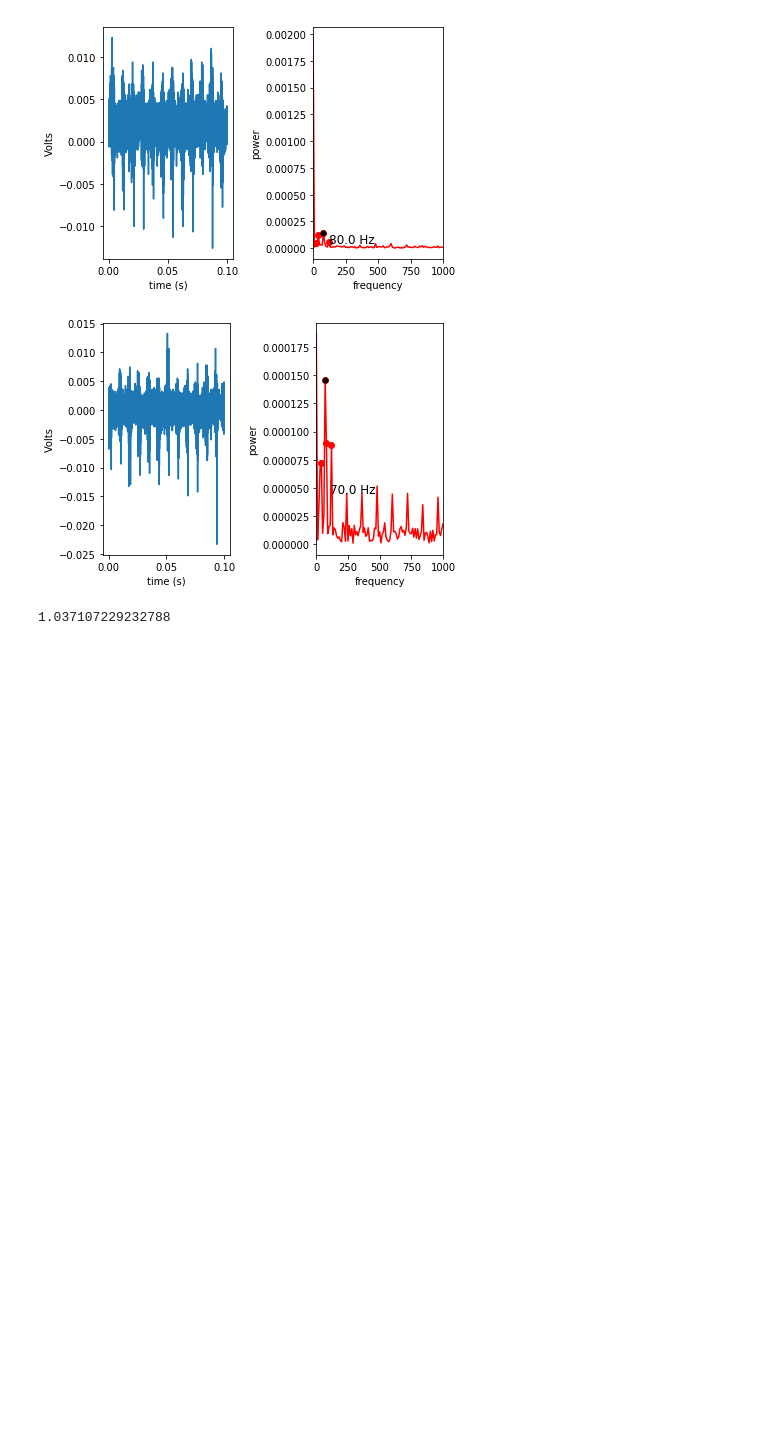
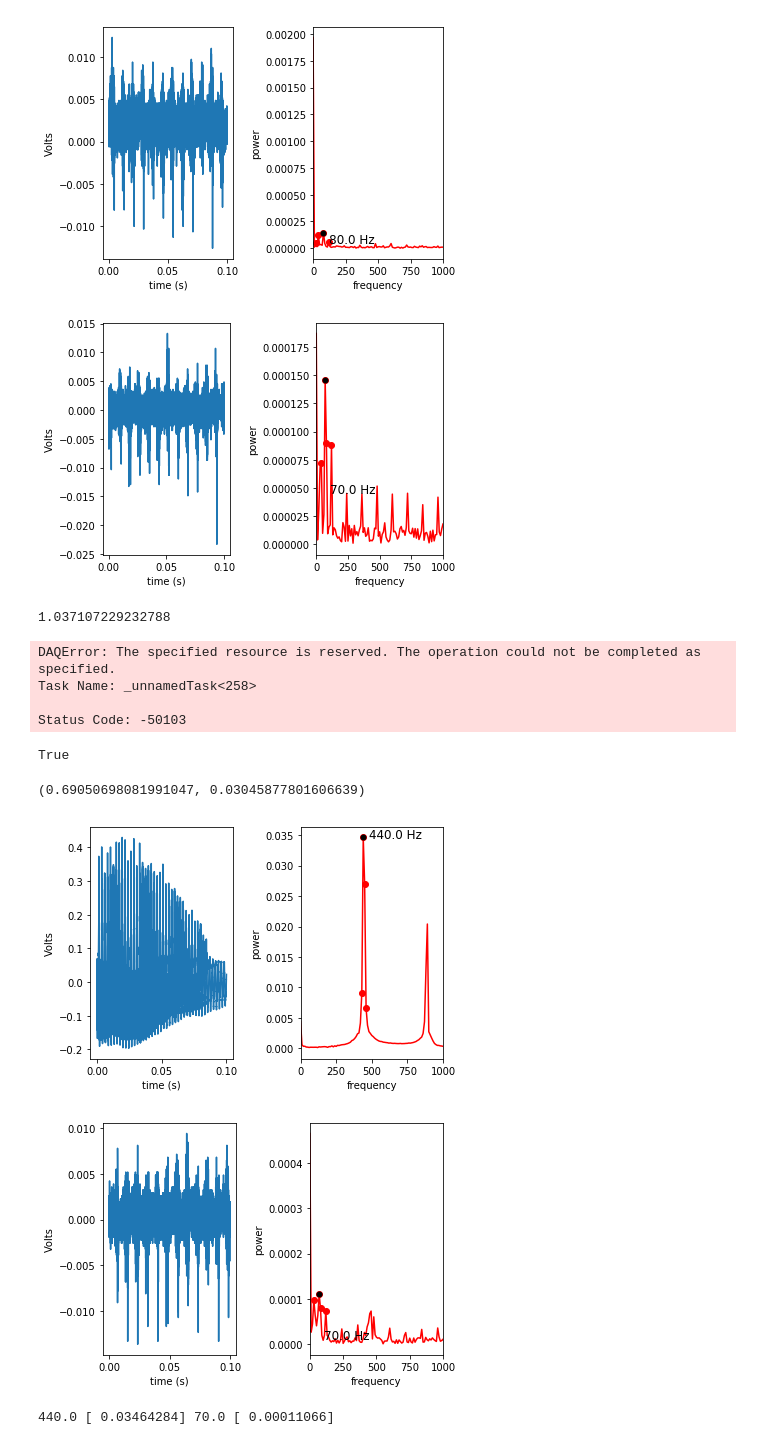
Before and after one commit to callinSwitzer/BeeLearningDataAcq, a Jupyter notebook: 003_SonicationBehaviorRecordReward.ipynb, the cells around one changed output. Saved outputs shown, nothing was run; the diff lists cells and outputs as text; code cells hidden in the pictures; blank space fills up the shorter version.

Commit message:
set up two rewards

```diff
--- a/003_SonicationBehaviorRecordReward.ipynb
+++ b/003_SonicationBehaviorRecordReward.ipynb
@@ -390,0 +384,53 @@ def processAndReward():
+# %%
+### here
+
+### refref make a class!
+## read in data, and take a photo if accel power is high enough
+
+def processAndReward():
+    # read in data
+    data1, data2 = [readAccel(accNum=ii) for ii in ["Dev2/ai0", "Dev2/ai1"]]
+
+    # calculate max amplitude
+    amp1, amp2 = [np.max(x) - np.min(x) for x in [data1, data2]]
+
+    # only go on if the reading is above amplitude cutoff
+    if((amp1 > 0.04) or (amp2 > 0.04)):
+        ([frq, peakFrq, pwr, domPK, domPkPwr, Y],
+         [frq2, peakFrq2, pwr2, domPK2, domPkPwr2, Y2]) =  [FFT(jj,fmin = 0 , fmax = 520) for jj in [data1, data2]]
+        # plotFFT(data1, frq, peakFrq, pwr, domPK, domPkPwr, Y)
+        # plotFFT(data2, frq2, peakFrq2, pwr2, domPK2, domPkPwr2, Y2)
+
+        # if frequency is in a certain range, deliver reward
+        if((domPK > 220) and (domPK < 450)):
+            written = ser2.write("s".encode("utf-8"))
+            written = ser2.write("v".encode("utf-8"))
+            plotFFT(data1, frq, peakFrq, pwr, domPK, domPkPwr, Y)
+        elif ((domPK2 > 220) and (domPK2 < 450)):
+            written = ser1.write("s".encode("utf-8"))
+            written = ser1.write("v".encode("utf-8"))
+            plotFFT(data2, frq2, peakFrq2, pwr2, domPK2, domPkPwr2, Y2)
+# %%
+# clear characters waiting to be read
+while msvcrt.kbhit():
+    msvcrt.getch()
+    print('clearing characters ...')
+
+while(True):
+    processAndReward()
+
+    # break loop if someone presses the 'q' while in terminal
+    if msvcrt.kbhit():
+        if msvcrt.getch() == 'q':
+            # disconnect camera
+#             c.stop_capture()
+#             c.disconnect()
+            print('keyboard q pressed, now quitting loop')
+            for i in range(5):
+                winsound.Beep(450,100)
+            break
+# %% [output]
+DAQError: The specified resource is reserved. The operation could not be completed as specified.
+Task Name: _unnamedTask<258>
+
+Status Code: -50103
@@ -390,0 +441,14 @@ def processAndReward():
+# %%
+(amp1 > 0.04) or (amp2 > 0.04)
+# %% [output]
+True
+# %%
+amp1, amp2
+# %% [output]
+(0.69050698081991047, 0.03045877801606639)
+# %%
+ processAndReward()
+# %% [output]
+[figure, added]
+[figure, added]
+440.0 [ 0.03464284] 70.0 [ 0.00011066]
```
Also changed, not shown: parts of 3 cells of this notebook.
